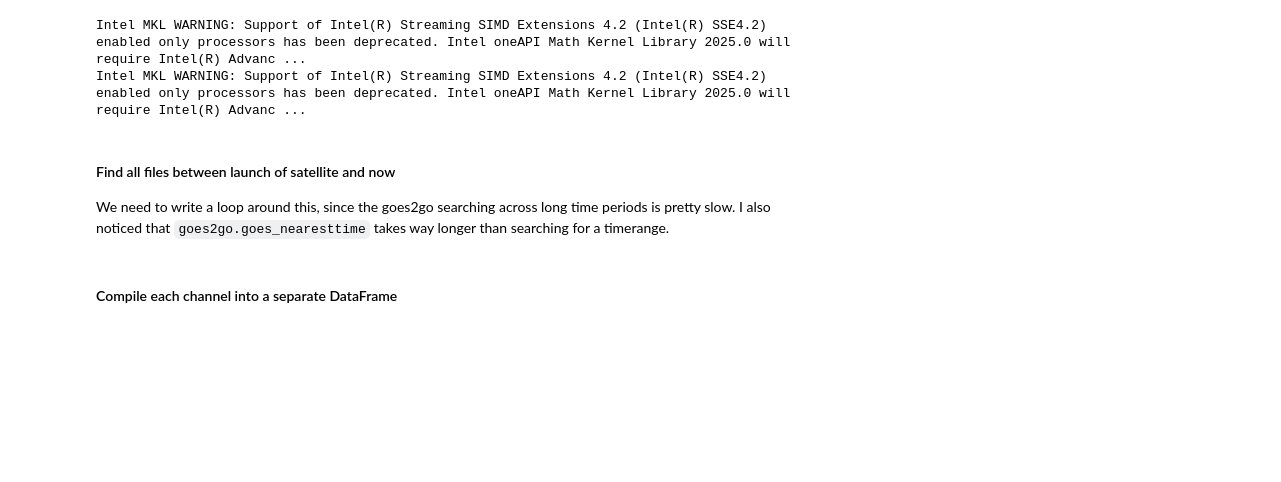
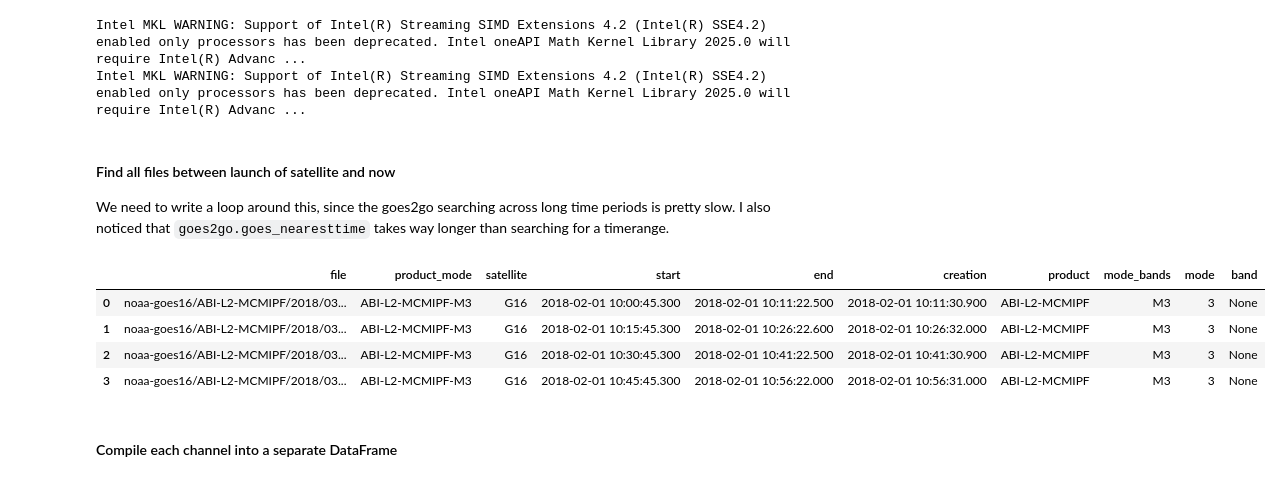
Before and after one commit to annajungbluth/eo-data-prep, a Jupyter notebook: notebooks/goes-cmip.ipynb, the cells around one changed output. Cells and saved outputs as stored; diff of their text form; code cells hidden in the pictures; blank space fills up the shorter version.

Commit message:
added notebook to look at combined cloud product

```diff
--- a/notebooks/goes.ipynb
+++ b/notebooks/goes-cmip.ipynb
@@ -34,6 +34,14 @@ abi_files = goes2go.goes_timerange(
     product="ABI-L2-CMIP",
     bands=[1,2,3,4,5,6,7,8,9,10,11,12,13,14,15,16],
 )
+# %%
+abi_files
+# %% [output]
+|  | file | product_mode | satellite | start | end | creation | product | mode_bands | mode | band |
+| 0 | noaa-goes16/ABI-L2-MCMIPF/2018/03... | ABI-L2-MCMIPF-M3 | G16 | 2018-02-01 10:00:45.300 | 2018-02-01 10:11:22.500 | 2018-02-01 10:11:30.900 | ABI-L2-MCMIPF | M3 | 3 | None |
+| 1 | noaa-goes16/ABI-L2-MCMIPF/2018/03... | ABI-L2-MCMIPF-M3 | G16 | 2018-02-01 10:15:45.300 | 2018-02-01 10:26:22.600 | 2018-02-01 10:26:32.000 | ABI-L2-MCMIPF | M3 | 3 | None |
+| 2 | noaa-goes16/ABI-L2-MCMIPF/2018/03... | ABI-L2-MCMIPF-M3 | G16 | 2018-02-01 10:30:45.300 | 2018-02-01 10:41:22.500 | 2018-02-01 10:41:30.900 | ABI-L2-MCMIPF | M3 | 3 | None |
+| 3 | noaa-goes16/ABI-L2-MCMIPF/2018/03... | ABI-L2-MCMIPF-M3 | G16 | 2018-02-01 10:45:45.300 | 2018-02-01 10:56:22.000 | 2018-02-01 10:56:31.000 | ABI-L2-MCMIPF | M3 | 3 | None |
 # %% [markdown]
 #### Compile each channel into a separate DataFrame
 # %%
```
Also changed, not shown: 1 other file.
